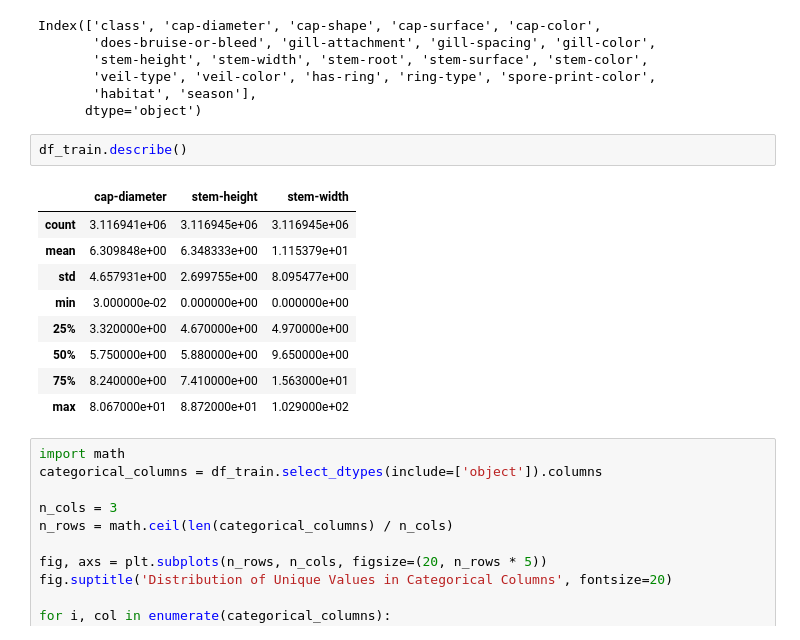
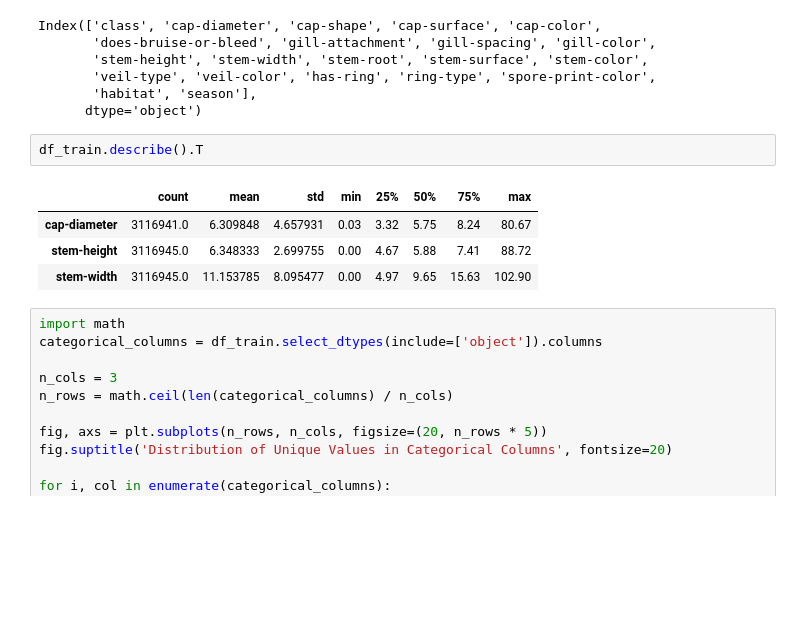
Before and after one commit to ionutzzzzz/Kaggle, a Jupyter notebook: PoisonousMushrooms/notebooks/mushroom-classification-analysis.ipynb, the cells around one changed output. Saved outputs shown, nothing was run; the diff lists cells and outputs as text; blank space fills up the shorter version.

```diff
--- a/PoisonousMushrooms/notebooks/mushroom-classification-analysis.ipynb
+++ b/PoisonousMushrooms/notebooks/mushroom-classification-analysis.ipynb
@@ -178,17 +178,12 @@ Index(['class', 'cap-diameter', 'cap-shape', 'cap-surface', 'cap-color',
        'habitat', 'season'],
       dtype='object')
 # %%
-df_train.describe()
+df_train.describe().T
 # %% [output]
-|  | cap-diameter | stem-height | stem-width |
-| count | 3.116941e+06 | 3.116945e+06 | 3.116945e+06 |
-| mean | 6.309848e+00 | 6.348333e+00 | 1.115379e+01 |
-| std | 4.657931e+00 | 2.699755e+00 | 8.095477e+00 |
-| min | 3.000000e-02 | 0.000000e+00 | 0.000000e+00 |
-| 25% | 3.320000e+00 | 4.670000e+00 | 4.970000e+00 |
-| 50% | 5.750000e+00 | 5.880000e+00 | 9.650000e+00 |
-| 75% | 8.240000e+00 | 7.410000e+00 | 1.563000e+01 |
-| max | 8.067000e+01 | 8.872000e+01 | 1.029000e+02 |
+|  | count | mean | std | min | 25% | 50% | 75% | max |
+| cap-diameter | 3116941.0 | 6.309848 | 4.657931 | 0.03 | 3.32 | 5.75 | 8.24 | 80.67 |
+| stem-height | 3116945.0 | 6.348333 | 2.699755 | 0.00 | 4.67 | 5.88 | 7.41 | 88.72 |
+| stem-width | 3116945.0 | 11.153785 | 8.095477 | 0.00 | 4.97 | 9.65 | 15.63 | 102.90 |
 # %%
 import math
 categorical_columns = df_train.select_dtypes(include=['object']).columns
```
Also changed, not shown: parts of 4 cells of this notebook, 9 other files.
